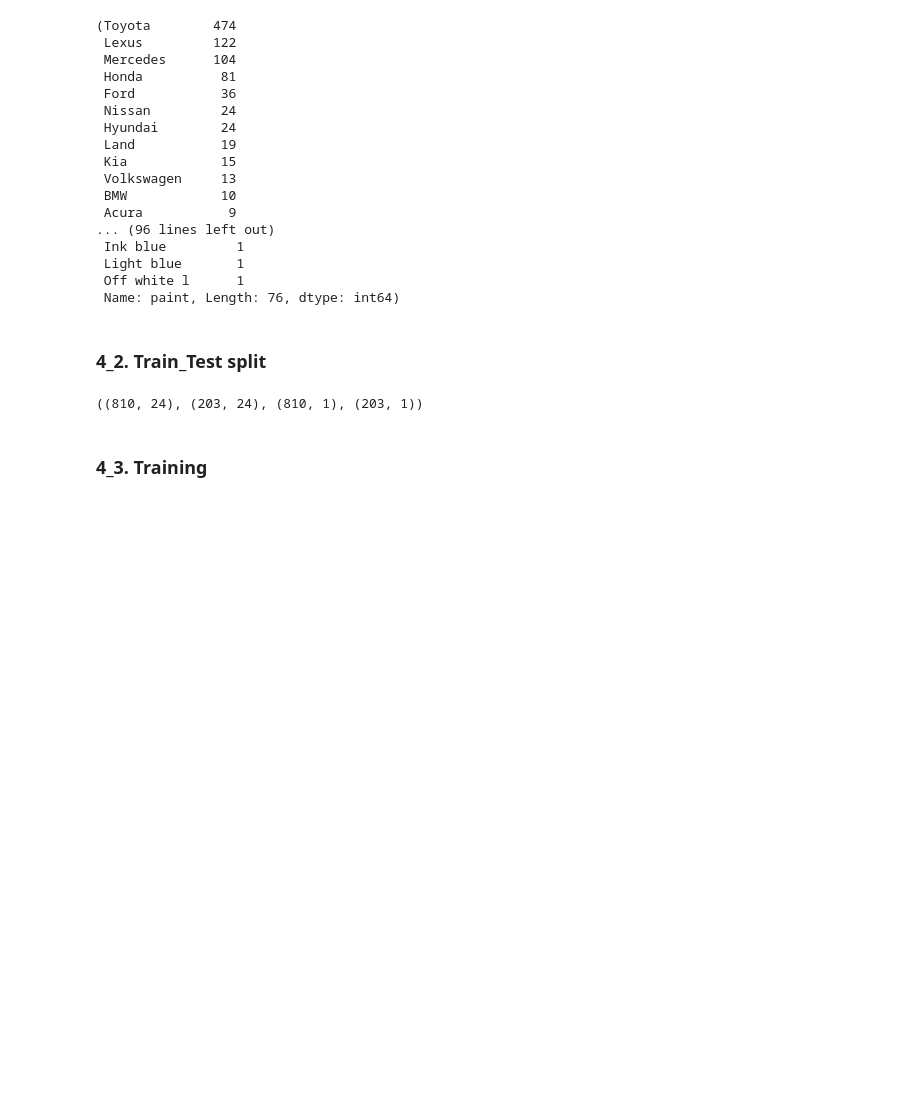
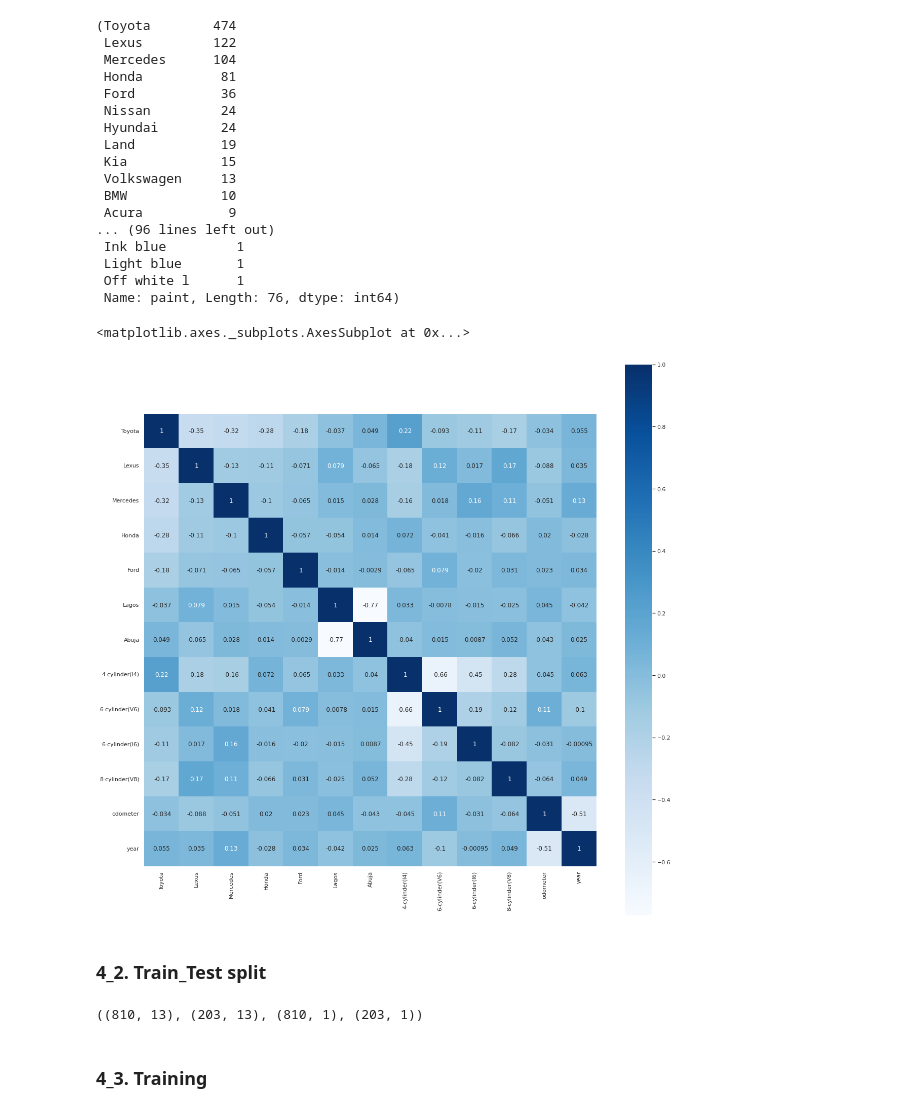
Before and after one commit to y001003/dacon, a Jupyter notebook: used_car/데이콘_중고차_가격예측.ipynb, the cells around one changed output. Drawn from its saved outputs; the diff is of its cells as text; code cells hidden in the pictures; blank space fills up the shorter version.

```diff
--- a/used_car/데이콘_중고차_가격예측.ipynb
+++ b/used_car/데이콘_중고차_가격예측.ipynb
@@ -246,9 +226,9 @@ X1.title.value_counts(),X1.location.value_counts(),X1.isimported.value_counts(),
  Name: paint, Length: 76, dtype: int64)
 # %%
 # title 10개 이상
-title_con = list(X1['title'].value_counts()[X1['title'].value_counts()>=10].index)
+title_con = list(X1['title'].value_counts()[X1['title'].value_counts()>=40].index)
 # location-4개 이상
-loc_con = list(X1['location'].value_counts()[X1['location'].value_counts()>=4].index)
+loc_con = list(X1['location'].value_counts()[X1['location'].value_counts()>=100].index)
 # engine 49개 이상
 engine_con = list(X1['engine'].value_counts()[X1['engine'].value_counts()>=49].index)
 # %%
@@ -267,13 +247,17 @@ X1_transmission = pd.get_dummies(X1['transmission'])
 X1_fuel = pd.get_dummies(X1['fuel'])
 X1_odometer = X1['odometer']
 X1_year = X1['year']
-X1_dataframes = [X1_title,X1_location,X1_isimported,X1_engine,X1_transmission,X1_fuel,X1_odometer,X1_year]
+X1_dataframes = [X1_title,X1_location,X1_engine,X1_odometer,X1_year]
 # %%
 # 데이터 프레임 합치기
 train_encoded = pd.concat(X1_dataframes,axis=1)
-# %%
-X1_dataframes = [X1_title,X1_isimported,X1_engine,X1_transmission,X1_fuel,X1_odometer,X1_year]
-train_encoded = pd.concat(X1_dataframes,axis=1)
+# %%
+sns.set(rc={'figure.figsize':(15, 5)})
+plt.figure(figsize=(20,20))
+sns.heatmap(data=train_encoded.corr(),square=True,cmap="Blues",annot=True)
+# %% [output]
+<matplotlib.axes._subplots.AxesSubplot at 0x...>
+[figure, added]
 # %% [markdown]
 ### 4_2. Train_Test split
 # %%
@@ -282,7 +266,7 @@ from sklearn.model_selection import train_test_split
 X_train, X_val, y_train, y_val = train_test_split(train_encoded,y,test_size=0.2, random_state=42)
 X_train.shape,X_val.shape,y_train.shape,y_val.shape
 # %% [output]
-((810, 24), (203, 24), (810, 1), (203, 1))
+((810, 13), (203, 13), (810, 1), (203, 1))
 # %%
 from sklearn.preprocessing import StandardScaler
 # 표준정규분포로
```
Also changed, not shown: parts of 8 cells of this notebook.
